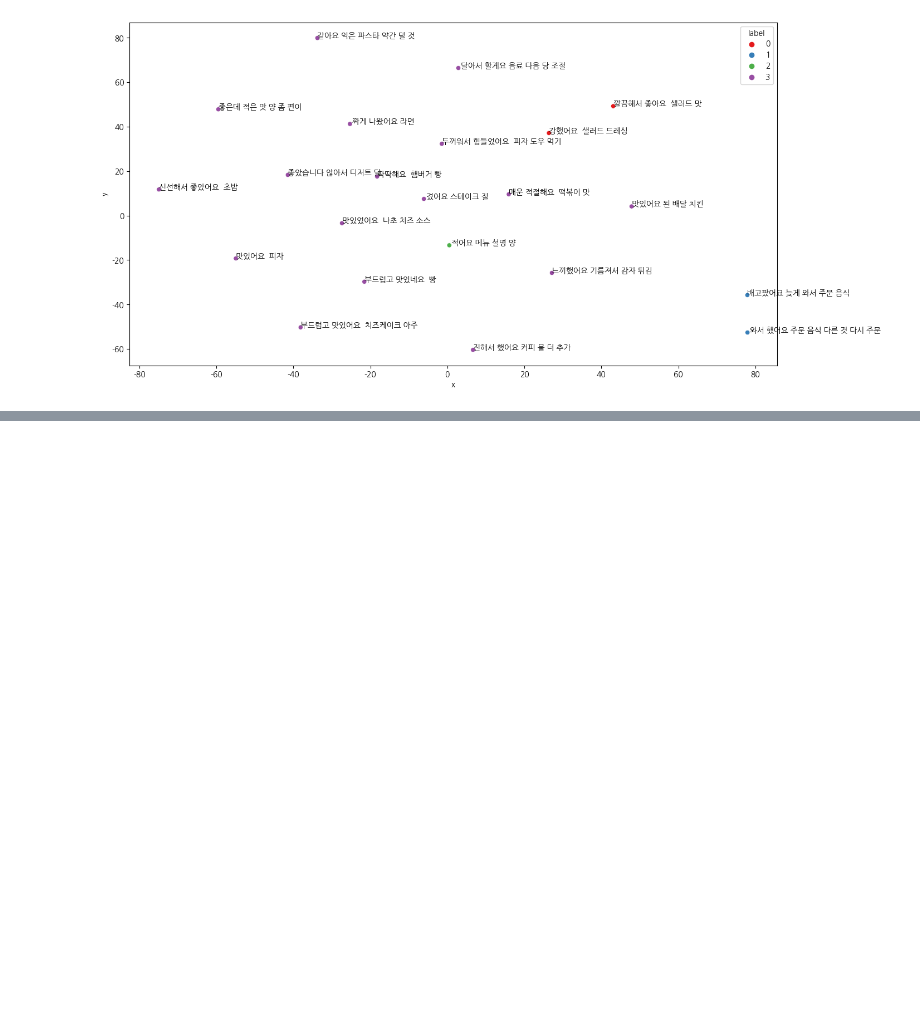
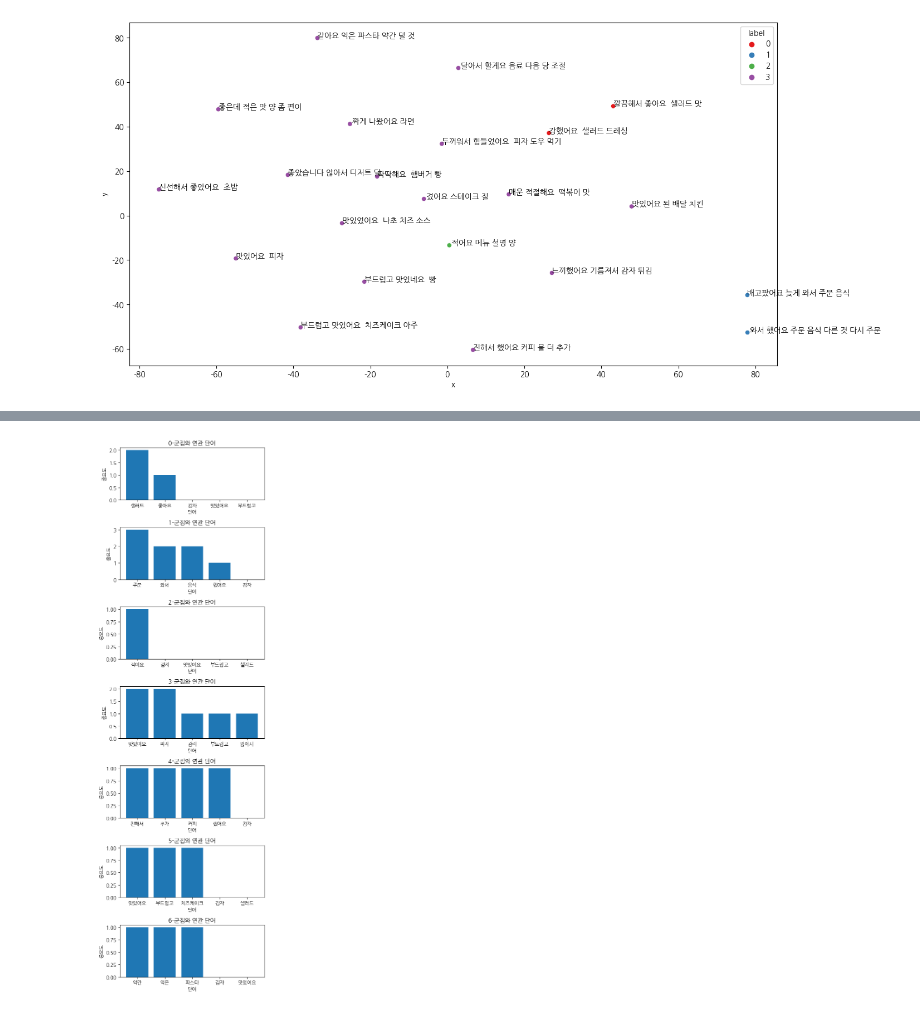
Before and after one commit to sang105kr/kdt_pythonstudy, a Jupyter notebook: nlp/clustering.ipynb, the cells around one changed output, grey strips where cells are left out. Saved outputs shown, nothing was run; the diff lists cells and outputs as text; code cells hidden in the pictures; blank space fills up the shorter version.

```diff
--- a/nlp/clustering.ipynb
+++ b/nlp/clustering.ipynb
@@ -525,0 +509,18 @@ for i in df_tsne.index :
+# %%
+# 바차트로 주제별 주요 단어 시각화하기
+n = n_clusters
+fig, axs = plt.subplots(n ,1,figsize=(5,16))  # 4개 플롯을 수직으로 배열
+
+for i in range(n) :
+    data = df_x_vect_dtm.loc[df_kmeans[df_kmeans['label'] == i].index]
+    data = data.sum().nlargest(5)
+
+    axs[i].bar(data.index, data.values)
+    axs[i].set_title(f'{i}-군집와 연관 단어')
+    axs[i].set_xlabel('단어')
+    axs[i].set_ylabel('중요도')
+
+plt.tight_layout() #서브 플롯간 간격 조절
+plt.show()
+# %% [output]
+[figure, added]
```
Also changed, not shown: parts of 18 cells of this notebook.
